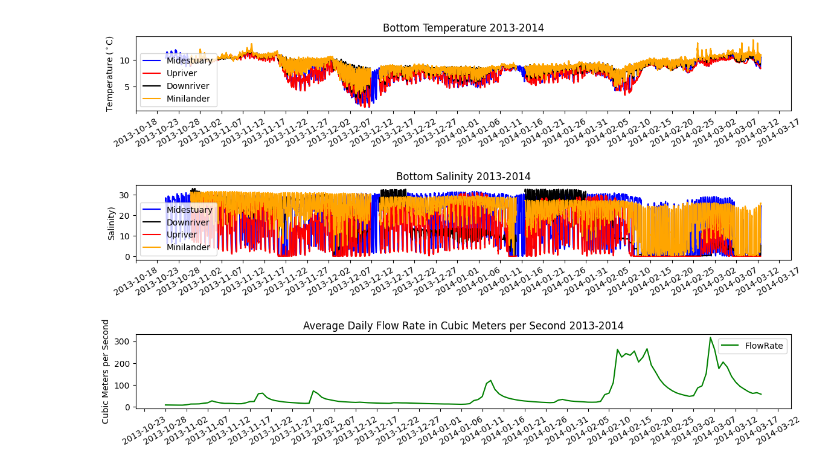
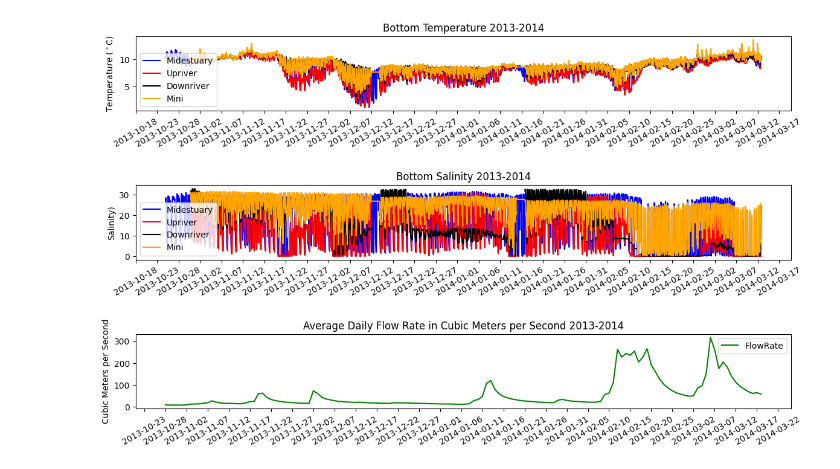
Before and after one commit to lebedevn/Alsea-Estuary-Data, a Jupyter notebook: bottom_2013_2014.ipynb, the cells around one changed output. Drawn from its saved outputs; the diff is of its cells as text; code cells hidden in the pictures.

Commit message:
changed interpolation to include mastertime format

```diff
--- a/bottom_2013_2014.ipynb
+++ b/bottom_2013_2014.ipynb
@@ -93,23 +93,51 @@ matMidBottomPressureArray = Array_To_DataFrame(matMidDF, 'BP')
 matMidBottomTemperatureArray = Array_To_DataFrame(matMidDF, 'TB')
 matMidSurfaceTemperatureArray = Array_To_DataFrame(matMidDF, 'TS')
 matMidFlatDF = pd.DataFrame({'DN' : matMidTimeArray.flatten(), 'SS' : matMidSurfaceSalinityArray.flatten(), 'SB' : matMidBottomSalinityArray.flatten(), 'BP' : matMidBottomPressureArray.flatten(), 'TB' : matMidBottomTemperatureArray.flatten(), 'TS' : matMidSurfaceTemperatureArray.flatten()})
-
-previousTimestamp = None
-# five minutes consistently through the data set
-timeStep = 0.00347222222
-#checks if distance between the timestamps is 5 minutes, if not it adds five minute intervals until there is a five minute distance between each value.
-for index, row in matMidFlatDF.iterrows():
-    if previousTimestamp is None:
-        previousTimestamp = row['DN']
-    else:
-        while row['DN'] - previousTimestamp > timeStep:
-            previousTimestamp += timeStep
-            dataMidDF = pd.DataFrame({'DN' : [previousTimestamp], 'SS' : [np.NaN], 'SB' : [np.NaN], 'BP' : [np.NaN], 'TB' : [np.NaN], 'TS' : [np.NaN]})
-            matMidFlatDF = pd.concat([matMidFlatDF, dataMidDF])
 matMidFlatDF = matMidFlatDF.sort_values(['DN'], ascending = [True])
 
 #interpolate the data
-matMidFlatDF.interpolate(method = 'linear', inplace = True)
+fileCollection = ['2013_14\\hobo_PrivateDock_2013_12_13.mat', '2013_14\\hobo_PrivateDock_2013_14_01.mat', '2013_14\\hobo_PrivateDock_2014_01_16.mat' , '2013_14\\hobo_PrivateDock_2014_03_12.mat','2013_14\\mcat_upriver_7162_Dep1.mat', '2013_14\\mcat_upriver_6865_Dep2.mat', '2013_14\\mcat_upriver_7162_Dep3.mat', '2013_14\\mcat_dnriver_6865_Dep1.mat', '2013_14\\mcat_dnriver_6865_Dep3.mat', '2013_14\\mcat_upriver_6865_Dep2.mat', '2013_14\\hobo_ml_3828_Dep3.mat', '2013_14\\hobo_mlriver_4773_Dep1.mat', '2013_14\\hobo_mlriver_4774_Dep2.mat', '2013_14\\hobo_mlriver_5055_p_Dep1.mat', '2013_14\\hobo_mlriver_5055_p_Dep2.mat', '2013_14\\hobo_mlriver_5055_p_Dep3.mat' ]
+preTimeStamp = None
+postTimeStamp = None
+for timeFile in fileCollection:
+    countDF = matFile_To_DF(timeFile)
+    DNArray = Array_To_DataFrame(countDF, 'DN')
+    if pd.isnull(preTimeStamp):
+        preTimeStamp = DNArray.min()
+    else:
+        if preTimeStamp > DNArray.min():
+            preTimeStamp = DNArray.min()
+    if pd.isnull(postTimeStamp):
+        postTimeStamp = DNArray.max()
+    else:
+        if postTimeStamp < DNArray.max():
+            postTimeStamp = DNArray.max()
+# create a dataframe with the intial and final dates, with data points every 5 minutes
+masterTimeDF = np.linspace(preTimeStamp, postTimeStamp, int(((postTimeStamp * np.timedelta64(1, 'D') + origin) - (preTimeStamp * np.timedelta64(1, 'D') + origin))/pd.Timedelta('5min')))
+# sort the time values for all three data frames before interpolating them
+matUDSF = matUDSF.sort_values(['DN'], ascending = [True])
+matDDSF = matDDSF.sort_values(['DN'], ascending = [True])
+matMidFlatDF = matMidFlatDF.sort_values(['DN'], ascending = [True])
+matMiniDF = matMiniDF.sort_values(['DN'], ascending = [True])
+# Fill NaN s
+matMiniDF.interpolate(method='linear', axis=0, inplace=True)
+# convert all to master time standard
+#interpolation for upriver surface temperature
+interUpBottomTemp = np.interp(masterTimeDF, matUDSF['DN'], matUDSF['T'], left = np.NaN, right = np.NaN)
+interDownBottomTemp = np.interp(masterTimeDF, matDDSF['DN'], matDDSF['T'], left = np.NaN, right = np.NaN)
+interMidBottomTemp = np.interp(masterTimeDF, matMidFlatDF['DN'], matMidFlatDF['TB'], left = np.NaN, right = np.NaN)
+interMiniBottomTemp = np.interp(masterTimeDF, matMiniDF['DN'], matMiniDF['T'], left = np.NaN, right = np.NaN)
+#interpolate for salinity surface
+interUpBottomSal = np.interp(masterTimeDF, matUDSF['DN'], matUDSF['S'], left = np.NaN, right = np.NaN)
+interDownBottomSal = np.interp(masterTimeDF, matDDSF['DN'], matDDSF['S'], left = np.NaN, right = np.NaN)
+interMidBottomSal = np.interp(masterTimeDF, matMidFlatDF['DN'], matMidFlatDF['SB'], left = np.NaN, right = np.NaN)
+interMiniBottomSal = np.interp(masterTimeDF, matMiniDF['DN'], matMiniDF['S'], left = np.NaN, right = np.NaN)
+
+#print(interMiniBottomSal.size, np.isnan(interMiniBottomSal).sum(), matMiniDF['S'].shape, matMiniDF['S'].isnull().sum())
+#break
+
+# set the time array to be rounded at the milisecond, so that it is precisely 5 minutes between each point
+tmsMasterTime = (masterTimeDF * np.timedelta64(24*3600000, 'ms') + origin + np.timedelta64(500, 'ms')).astype('datetime64[s]')
 
 #set new time style
 tmsMidriver = matMidFlatDF['DN'] * np.timedelta64(1, 'D') + origin
@@ -138,39 +166,39 @@ axflow.set_title("Average Daily Flow Rate in Cubic Meters per Second 2013-2014")
 
 #set up the y axis for each plot
 plt.setp(axtemp, ylabel = "Temperature ($^\circ$C)")
 plt.setp(axsal, ylabel = "Salinity)")
 plt.setp(axflow, ylabel = "Cubic Meters per Second")
 
 #plot the data on the proper plot
-axtemp.plot(tmsMidriver, matMidFlatDF['TB'], color = 'blue', label='Midestuary')
-axtemp.plot(tmsUSurfaceriver, matUDSF['T'], color = 'red', label = 'Upriver')
-axtemp.plot(tmsDSurfaceriver, matDDSF['T'], color = 'black', label = 'Downriver')
-axtemp.plot(tmsMiniriver, matMiniDF['T'], color = 'orange', label = 'Minilander')
+axtemp.plot(tmsMasterTime, interMidBottomTemp, color = 'blue', label= 'Midestuary')
+axtemp.plot(tmsMasterTime, interUpBottomTemp, color = 'red', label = 'Upriver')
+axtemp.plot(tmsMasterTime, interDownBottomTemp, color = 'black', label = 'Downriver')
+axtemp.plot(tmsMasterTime, interMiniBottomTemp, color = 'orange', label = 'Mini')
 
-axsal.plot(tmsMidriver,matMidFlatDF['SB'],color = 'blue', label = "Midestuary")
-axsal.plot(tmsDSurfaceriver, matDDSF['S'],color = 'black', label = "Downriver")
-axsal.plot(tmsUSurfaceriver, matUDSF['S'],color = 'red', label = "Upriver")
-axsal.plot(tmsMiniriver, matMiniDF['S'], color = 'orange', label = 'Minilander')
+axsal.plot(tmsMasterTime, interMidBottomSal,color = 'blue', label = "Midestuary")
+axsal.plot(tmsMasterTime, interUpBottomSal,color = 'red', label = "Upriver")
+axsal.plot(tmsMasterTime, interDownBottomSal,color = 'black', label = "Downriver")
+axsal.plot(tmsMasterTime, interMiniBottomSal, color = 'orange', label = 'Mini')
 
 axflow.plot(tmsFlow,flowDF['fRate'], color = 'green', label = 'FlowRate')
 
 
 # Change the tick interval
 axtemp.xaxis.set_major_locator(mdates.DayLocator(interval=5))
 axsal.xaxis.set_major_locator(mdates.DayLocator(interval=5))
 axflow.xaxis.set_major_locator(mdates.DayLocator(interval=5))
 
 # Puts x-axis labels on an angle
 axtemp.xaxis.set_tick_params(rotation = 30)
 axsal.xaxis.set_tick_params(rotation = 30)
 axflow.xaxis.set_tick_params(rotation = 30)
 
 #adjust space between the plots
 plt.subplots_adjust(hspace=1)
 
 axtemp.legend()
 axsal.legend()
 axflow.legend()
 plt.show()
 # %% [output]
-[figure, old version]
+[figure, new version]
```
Also changed, not shown: 6 other files.
